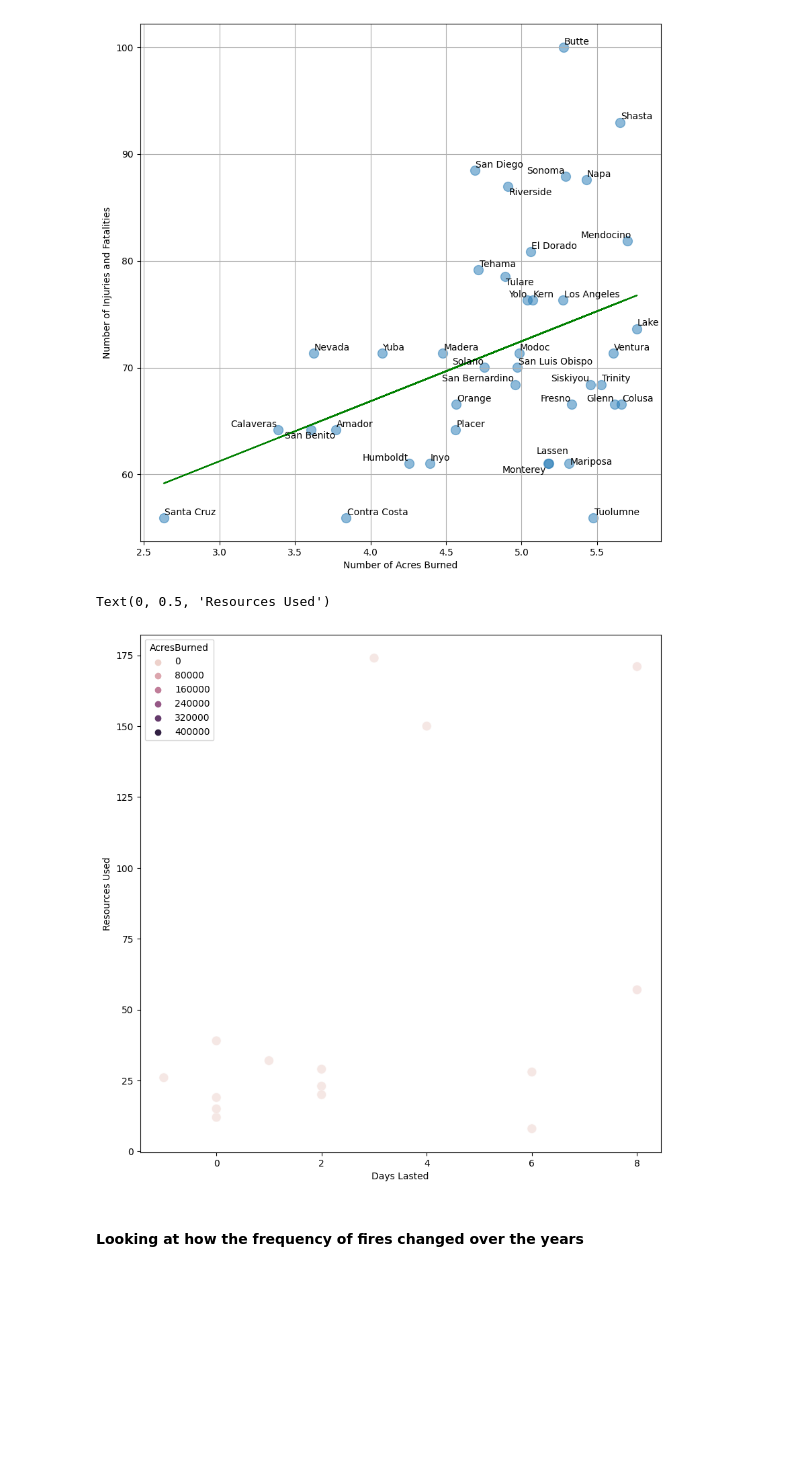
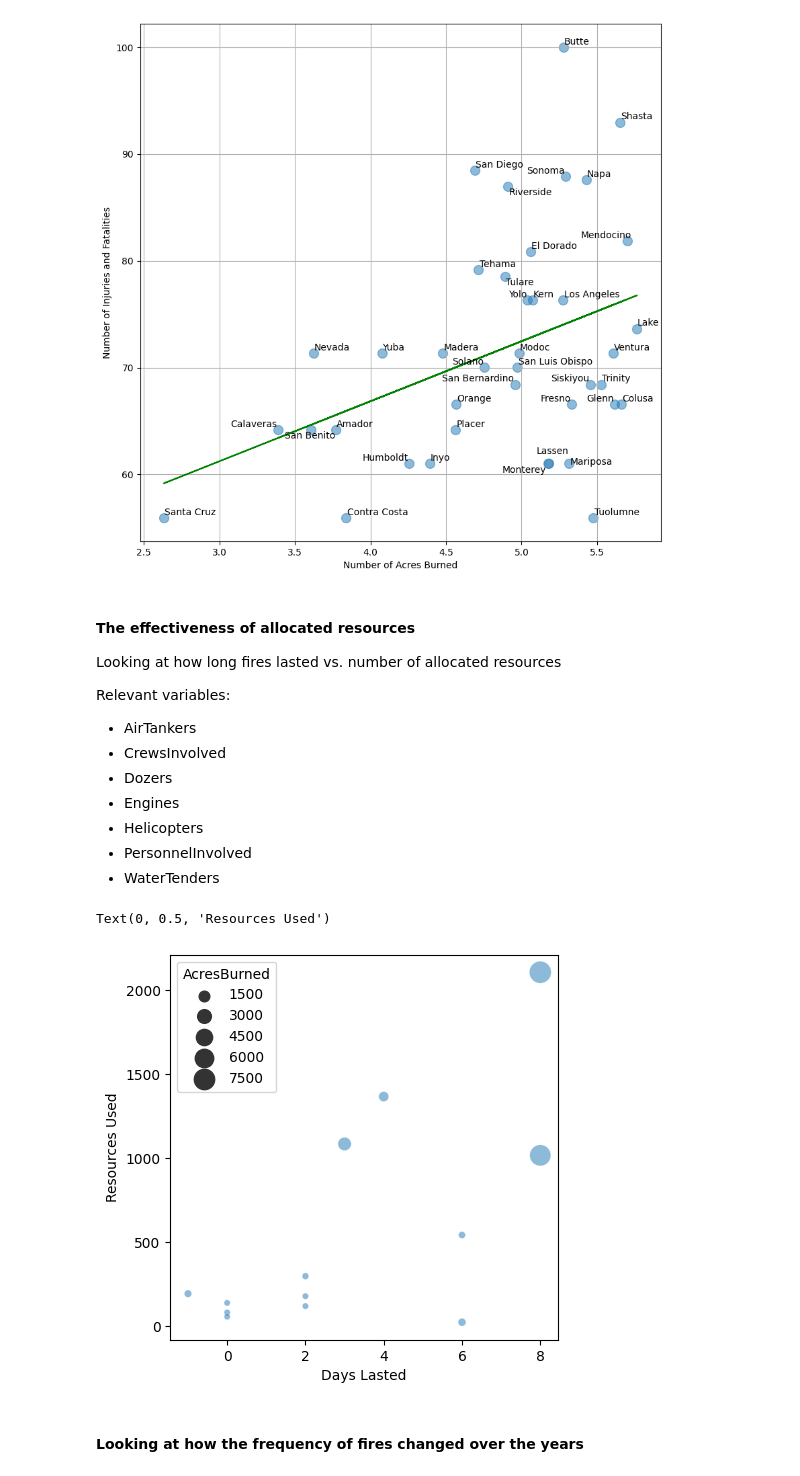
Before and after one commit to okaynils/fhnw-ds-gdv, a Jupyter notebook: wildfires.ipynb, the cells around one changed output. Cells and saved outputs as stored; diff of their text form; code cells hidden in the pictures; blank space fills up the shorter version.

```diff
--- a/wildfires.ipynb
+++ b/wildfires.ipynb
@@ -255,6 +255,19 @@ plt.show()
 # %% [output]
 divide by zero encountered in log10
 [figure]
+# %% [markdown]
+#### The effectiveness of allocated resources
+
+Looking at how long fires lasted vs. number of allocated resources
+
+Relevant variables:
+- AirTankers
+- CrewsInvolved
+- Dozers
+- Engines
+- Helicopters
+- PersonnelInvolved
+- WaterTenders
 # %%
 # Remove rows that have not been extinguished yet
 df_select = df_select[df_select['Extinguished'].notnull()]
@@ -269,16 +282,17 @@ df_select['Extinguished'] = df_select['Extinguished'].apply(lambda x: parse(x) i
 df_select['DaysLasted'] = (df_select['Extinguished'] - df_select['Started']).dt.days
 
 # New variable, describing how many resources were assigned
-df_select['ResourcesAssigned'] = df_select['AirTankers'] + df_select['Helicopters'] + df_select['Dozers'] + df_select['Engines'] + df_select['WaterTenders']
+df_select['ResourcesAssigned'] = df_select['AirTankers'] + df_select['Helicopters'] + df_select['Dozers'] + df_select['Engines'] + df_select['WaterTenders'] + df_select['PersonnelInvolved']
+df_select_res = df_select[df_select['ResourcesAssigned'] > 0]
 # %%
 # Plot days lasted vs resources used
-fig, ax = plt.subplots(figsize=(10, 10))
-sns.scatterplot(x=df_select['DaysLasted'], y=df_select['ResourcesAssigned'], s=100, alpha=0.5, hue=df_select['AcresBurned'])
+fig, ax = plt.subplots(figsize=(5, 5))
+sns.scatterplot(x=df_select_res['DaysLasted'], y=df_select_res['ResourcesAssigned'], alpha=0.5, size=df_select_res['AcresBurned'], sizes=(20, 250))
 ax.set_xlabel('Days Lasted')
 ax.set_ylabel('Resources Used')
 # %% [output]
 Text(0, 0.5, 'Resources Used')
-[figure, old version]
+[figure, new version]
 # %% [markdown]
 #### Looking at how the frequency of fires changed over the years
 # %% [markdown]
```
Also changed, not shown: parts of 2 cells of this notebook.
